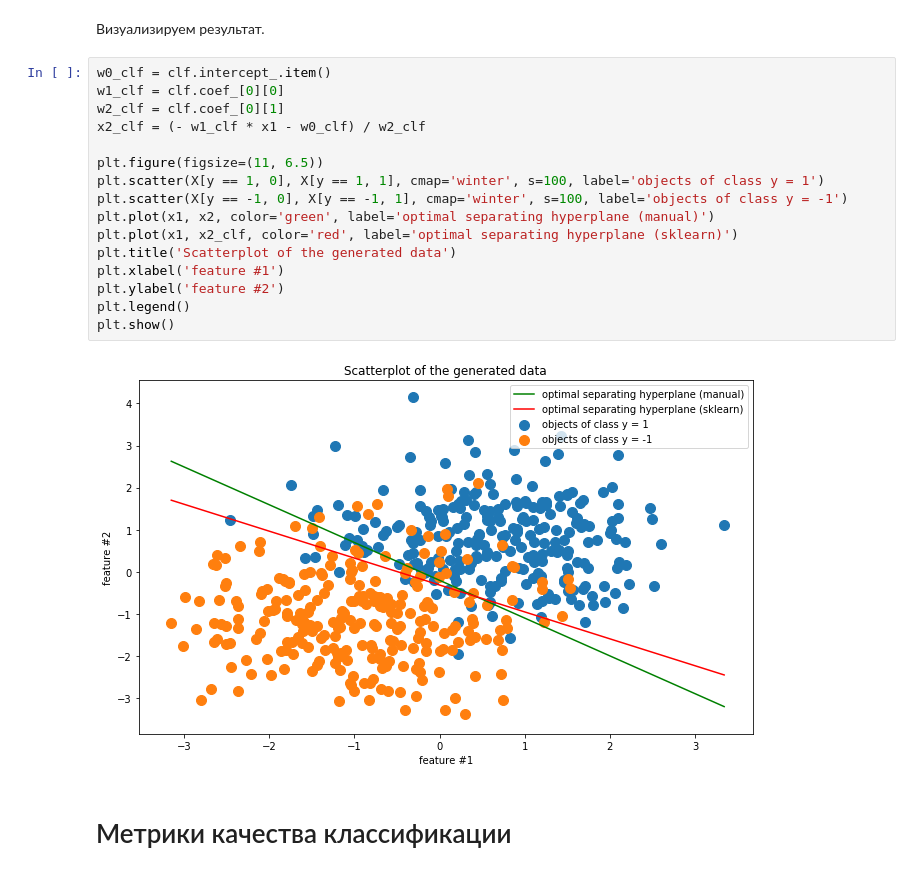
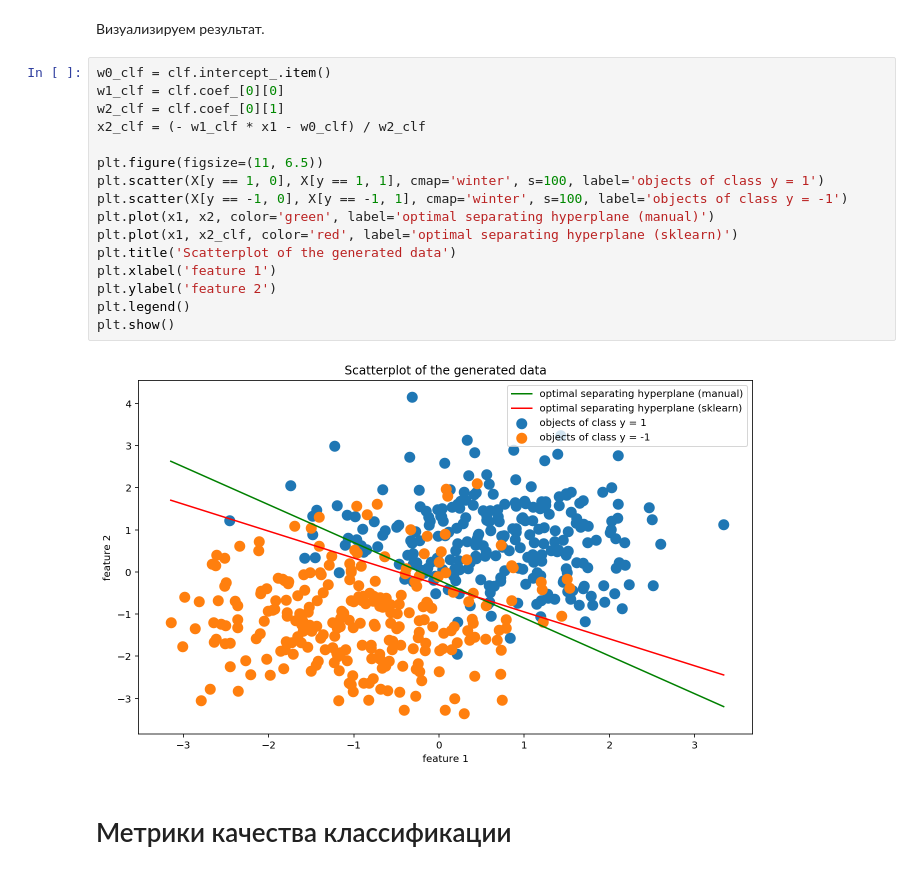
Before and after one commit to khaykingleb/DA_Seminars_and_Homework, a Jupyter notebook: sem08_linclass/sem08_linclass.ipynb, the cells around one changed output. Cells and saved outputs as stored; diff of their text form.

```diff
--- a/sem08_linclass/sem08_linclass.ipynb
+++ b/sem08_linclass/sem08_linclass.ipynb
@@ -241,21 +242,21 @@ clf.coef_, clf.intercept_
 # %%
 w0_clf = clf.intercept_.item()
 w1_clf = clf.coef_[0][0]
 w2_clf = clf.coef_[0][1]
 x2_clf = (- w1_clf * x1 - w0_clf) / w2_clf
 
 plt.figure(figsize=(11, 6.5))
 plt.scatter(X[y == 1, 0], X[y == 1, 1], cmap='winter', s=100, label='objects of class y = 1')
 plt.scatter(X[y == -1, 0], X[y == -1, 1], cmap='winter', s=100, label='objects of class y = -1')
 plt.plot(x1, x2, color='green', label='optimal separating hyperplane (manual)')
 plt.plot(x1, x2_clf, color='red', label='optimal separating hyperplane (sklearn)')
 plt.title('Scatterplot of the generated data')
-plt.xlabel('feature #1')
-plt.ylabel('feature #2')
+plt.xlabel('feature 1')
+plt.ylabel('feature 2')
 plt.legend()
 plt.show()
 # %% [output]
-[figure, old version]
+[figure, new version]
 # %% [markdown]
 # Метрики качества классификации
 # %% [markdown]
```
Also changed, not shown: parts of 14 cells of this notebook.
